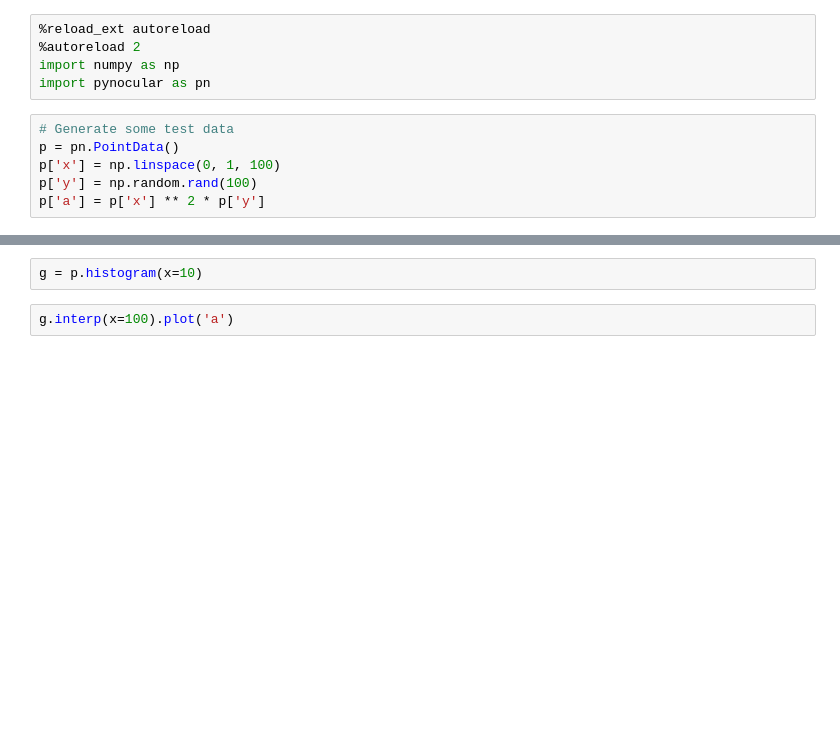
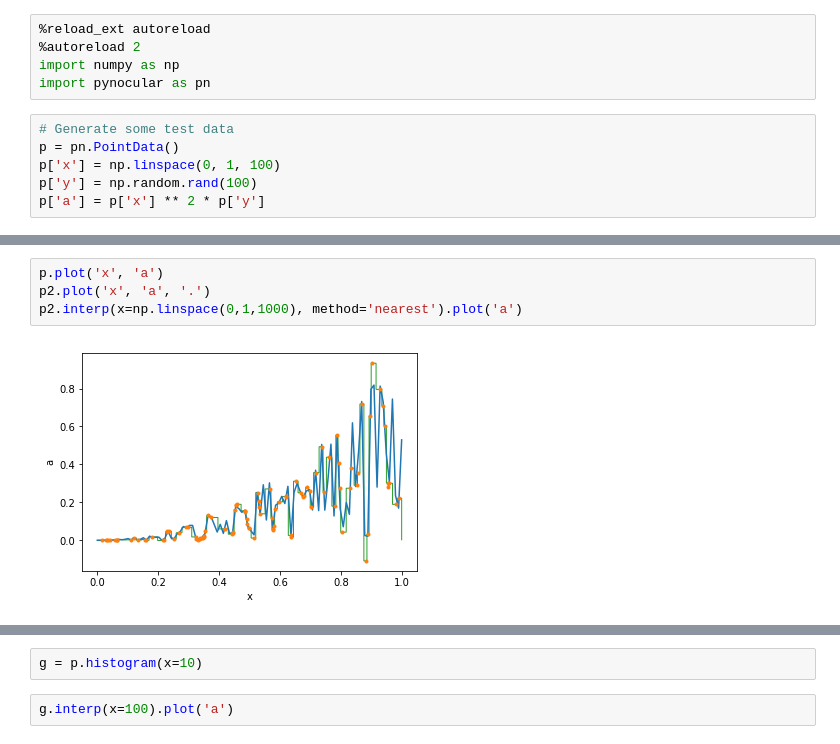
Before and after one commit to philippeller/dama, a Jupyter notebook: notebooks/histo_functions.ipynb, the cells around one changed output, grey strips where cells are left out. Cells and saved outputs as stored; diff of their text form; blank space fills up the shorter version.

```diff
--- a/notebooks/histo_functions.ipynb
+++ b/notebooks/histo_functions.ipynb
@@ -116,0 +64,6 @@ PointData(OrderedDict([('x', array([0.26740481, 0.11602863, 0.31114282, 0.413677
+# %%
+p.plot('x', 'a')
+p2.plot('x', 'a', '.')
+p2.interp(x=np.linspace(0,1,1000), method='nearest').plot('a')
+# %% [output]
+[figure, added]
```
Also changed, not shown: parts of 110 cells of this notebook, 4 other files.
